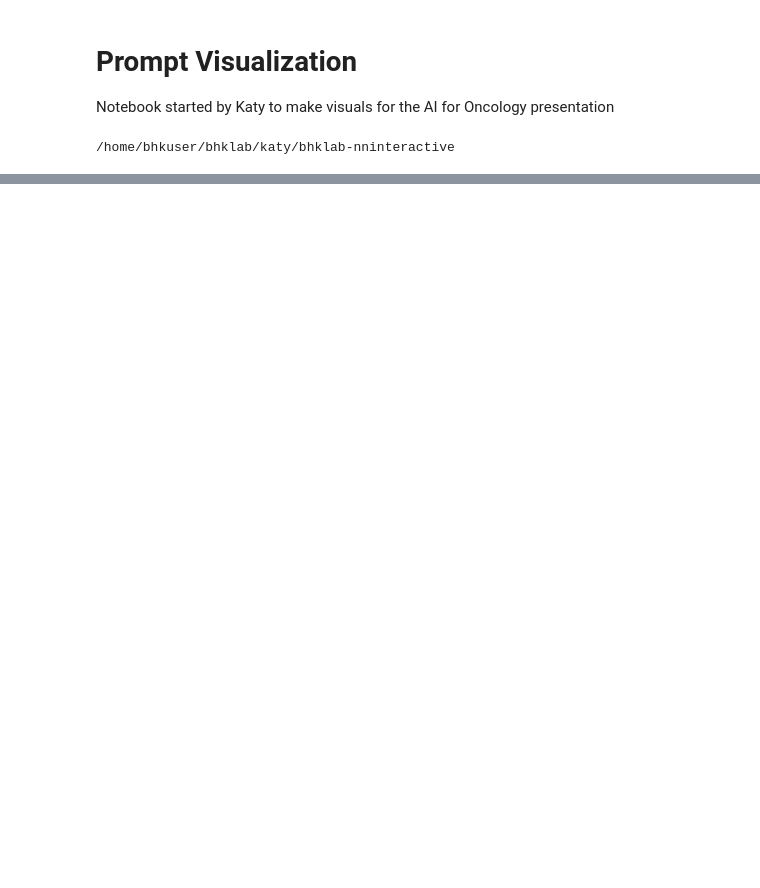
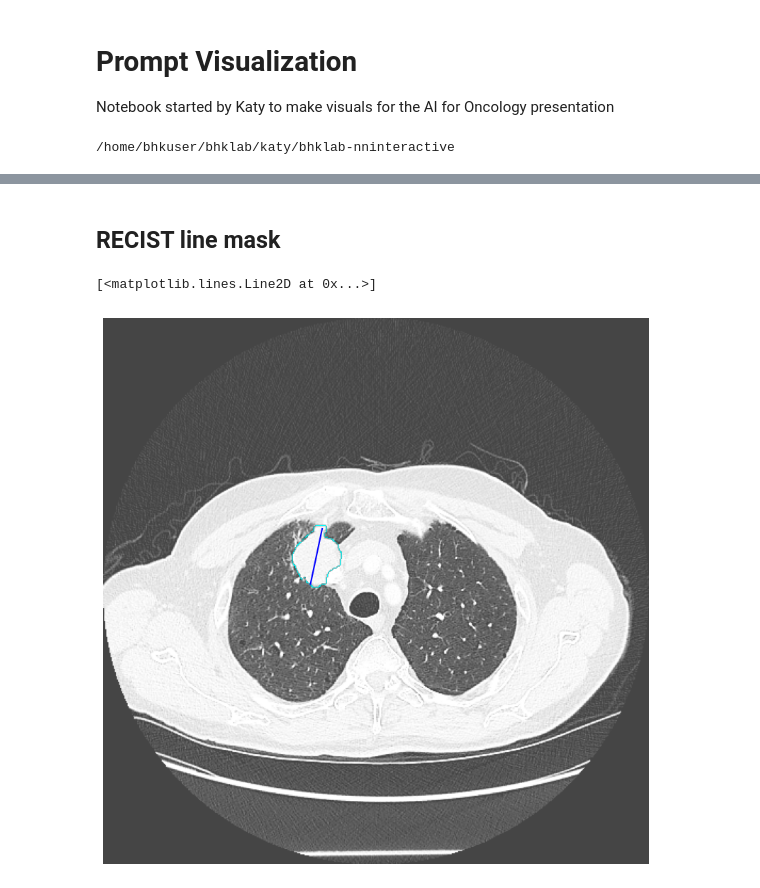
Before and after one commit to bhklab/bhklab-nninteractive, a Jupyter notebook: workflow/notebooks/prompt_visualization.ipynb, the cells around one changed output, grey strips where cells are left out. Cells and saved outputs as stored; diff of their text form; code cells hidden in the pictures; blank space fills up the shorter version.

```diff
--- a/workflow/notebooks/prompt_visualization.ipynb
+++ b/workflow/notebooks/prompt_visualization.ipynb
@@ -90,0 +148,12 @@ ax.scatter(neg_pts[6], neg_pts[7], c='r', marker='x')
+# %% [markdown]
+## RECIST line mask
+# %%
+fig, ax = plt.subplots(1, 1, figsize=(10,10))
+
+
+displayCTSegOverlay(scan, outline, max_area_slice_idx, dispMax=dispMax, dispMin=dispMin, alpha=1, cmapSeg='cool_r', ax=ax)
+ax.plot([recist_pts[0],recist_pts[2]], [recist_pts[1],recist_pts[3]], c='b')
+# ax_index[2].scatter(, recist_pts[3], c='b', marker='+', s=6)
+# %% [output]
+[<matplotlib.lines.Line2D at 0x...>]
+[figure, added]
```
Also changed, not shown: parts of 11 cells of this notebook.
